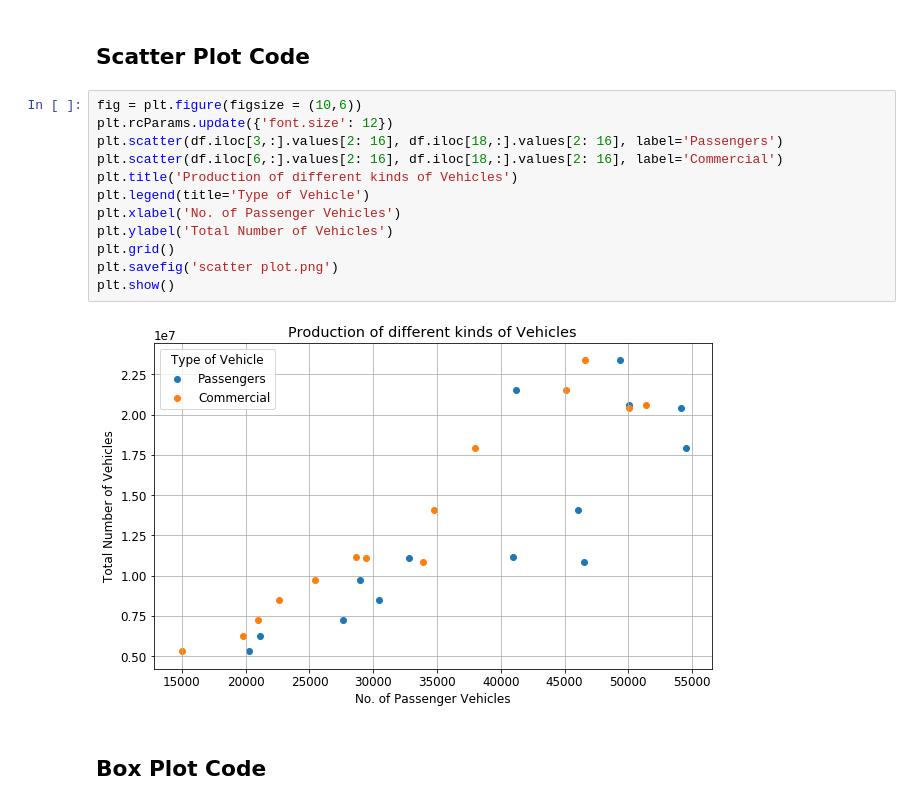
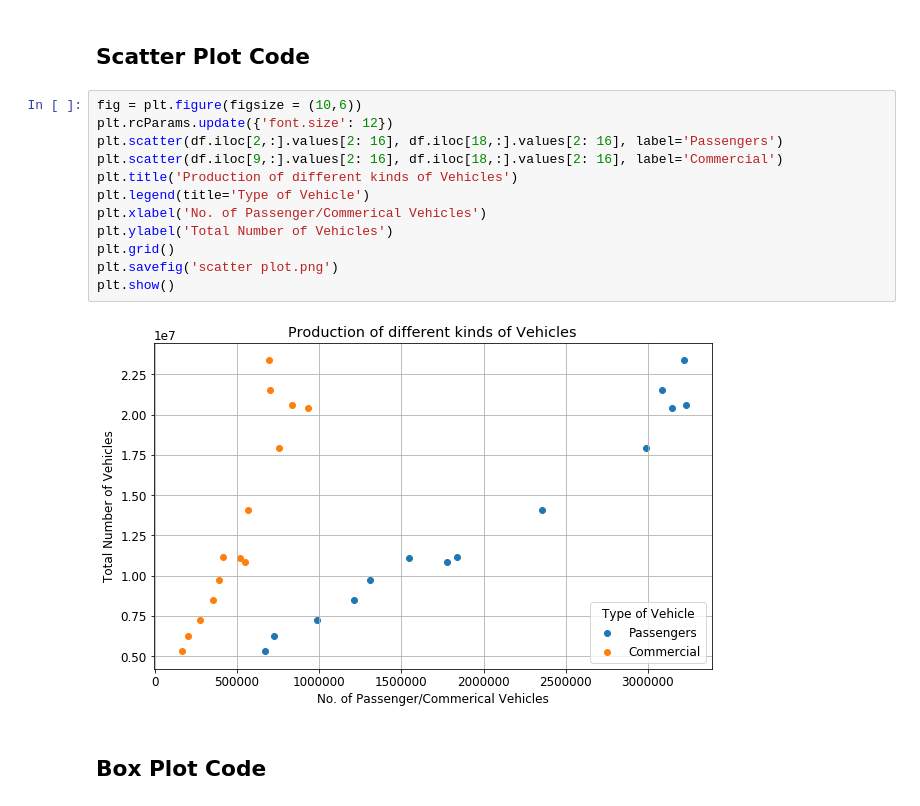
Before and after one commit to ajarihant/ds200, a Jupyter notebook: main.ipynb, the cells around one changed output. Saved outputs shown, nothing was run; the diff lists cells and outputs as text.

```diff
--- a/main.ipynb
+++ b/main.ipynb
@@ -29,17 +29,17 @@ df
 # %%
 fig = plt.figure(figsize = (10,6))
 plt.rcParams.update({'font.size': 12})
-plt.scatter(df.iloc[3,:].values[2: 16], df.iloc[18,:].values[2: 16], label='Passengers')
-plt.scatter(df.iloc[6,:].values[2: 16], df.iloc[18,:].values[2: 16], label='Commercial')
+plt.scatter(df.iloc[2,:].values[2: 16], df.iloc[18,:].values[2: 16], label='Passengers')
+plt.scatter(df.iloc[9,:].values[2: 16], df.iloc[18,:].values[2: 16], label='Commercial')
 plt.title('Production of different kinds of Vehicles')
 plt.legend(title='Type of Vehicle')
-plt.xlabel('No. of Passenger Vehicles')
+plt.xlabel('No. of Passenger/Commerical Vehicles')
 plt.ylabel('Total Number of Vehicles')
 plt.grid()
 plt.savefig('scatter plot.png')
 plt.show()
 # %% [output]
-[figure, old version]
+[figure, new version]
 # %% [markdown]
 ## Box Plot Code
 # %%
```
Also changed, not shown: 2 other files.
